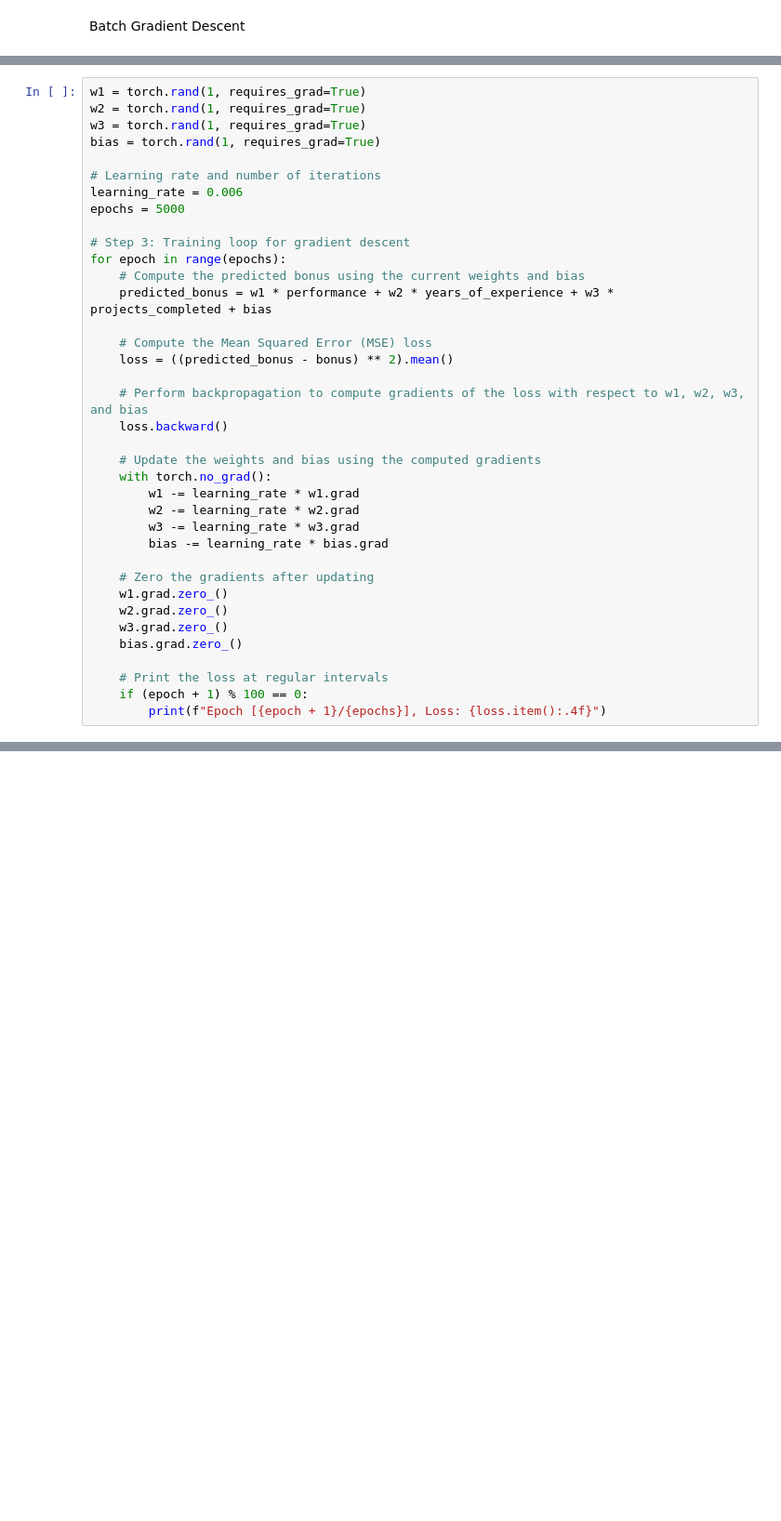
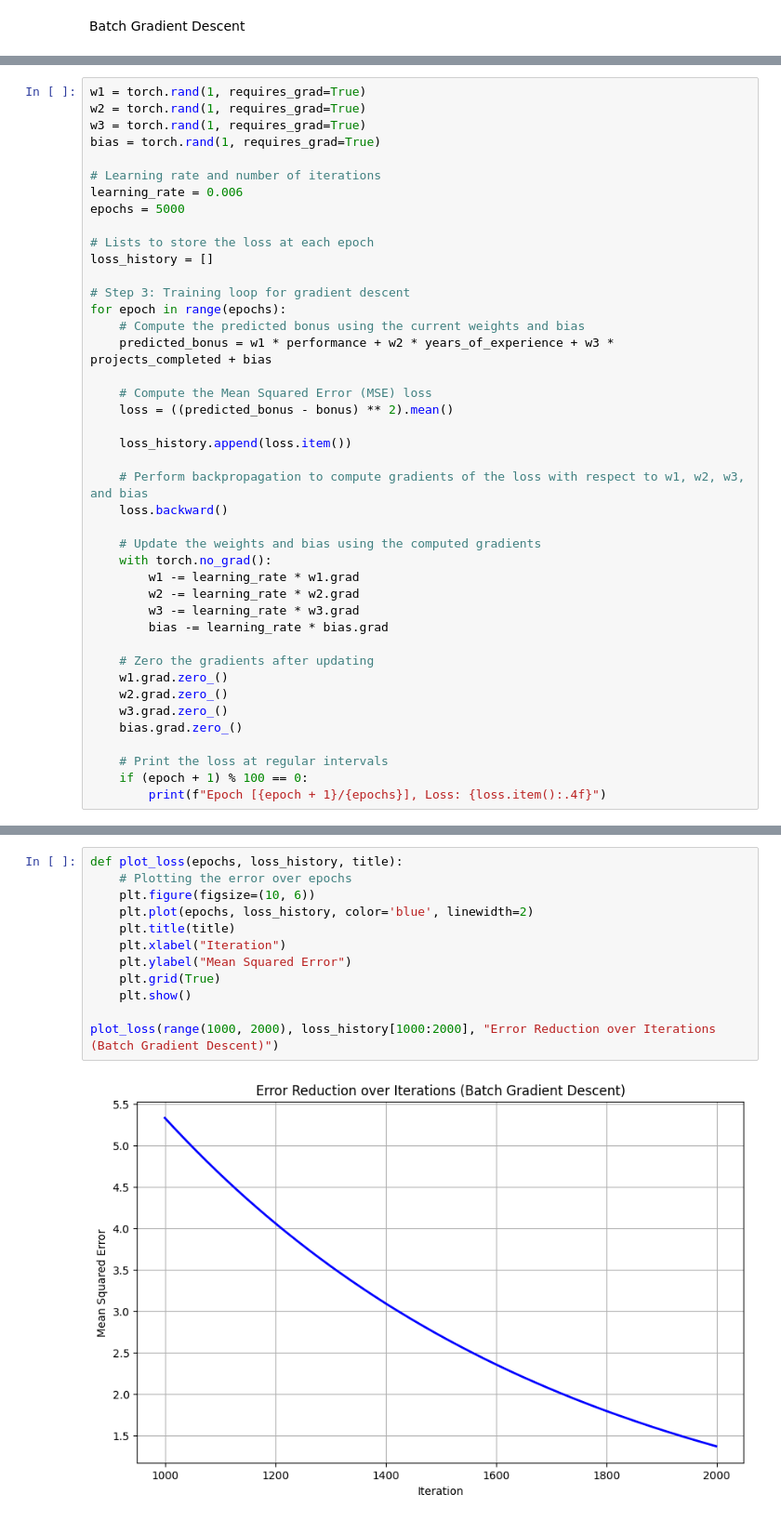
Before and after one commit to Krishchaitanya970/DL-GradientDescent-Implementation, a Jupyter notebook: Gradient Descent implementation.ipynb, the cells around one changed output, grey strips where cells are left out. Shown: that part at 93% size. Cells and saved outputs as stored; diff of their text form; blank space fills up the shorter version.

Commit message:
GD, Mini Batch and SGD Implementation

```diff
--- a/Gradient Descent implementation.ipynb
+++ b/Gradient Descent implementation.ipynb
@@ -51,6 +51,9 @@ bias = torch.rand(1, requires_grad=True)
 learning_rate = 0.006
 epochs = 5000
 
+# Lists to store the loss at each epoch
+loss_history = []
+
 # Step 3: Training loop for gradient descent
 for epoch in range(epochs):
     # Compute the predicted bonus using the current weights and bias
@@ -58,6 +61,8 @@ for epoch in range(epochs):
 
     # Compute the Mean Squared Error (MSE) loss
     loss = ((predicted_bonus - bonus) ** 2).mean()
+
+    loss_history.append(loss.item())
 
     # Perform backpropagation to compute gradients of the loss with respect to w1, w2, w3, and bias
     loss.backward()
@@ -111,0 +117,14 @@ tensor([142.0791], grad_fn=<AddBackward0>)
+# %%
+def plot_loss(epochs, loss_history, title):
+    # Plotting the error over epochs
+    plt.figure(figsize=(10, 6))
+    plt.plot(epochs, loss_history, color='blue', linewidth=2)
+    plt.title(title)
+    plt.xlabel("Iteration")
+    plt.ylabel("Mean Squared Error")
+    plt.grid(True)
+    plt.show()
+
+plot_loss(range(1000, 2000), loss_history[1000:2000], "Error Reduction over Iterations (Batch Gradient Descent)")
+# %% [output]
+[figure, added]
```
Also changed, not shown: parts of 13 cells of this notebook.
